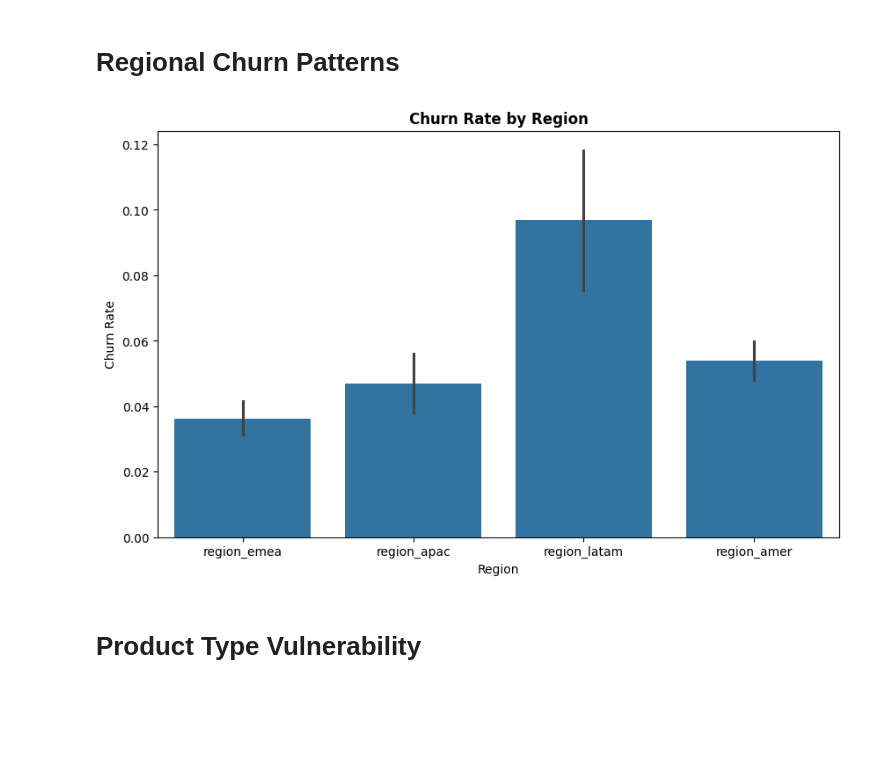
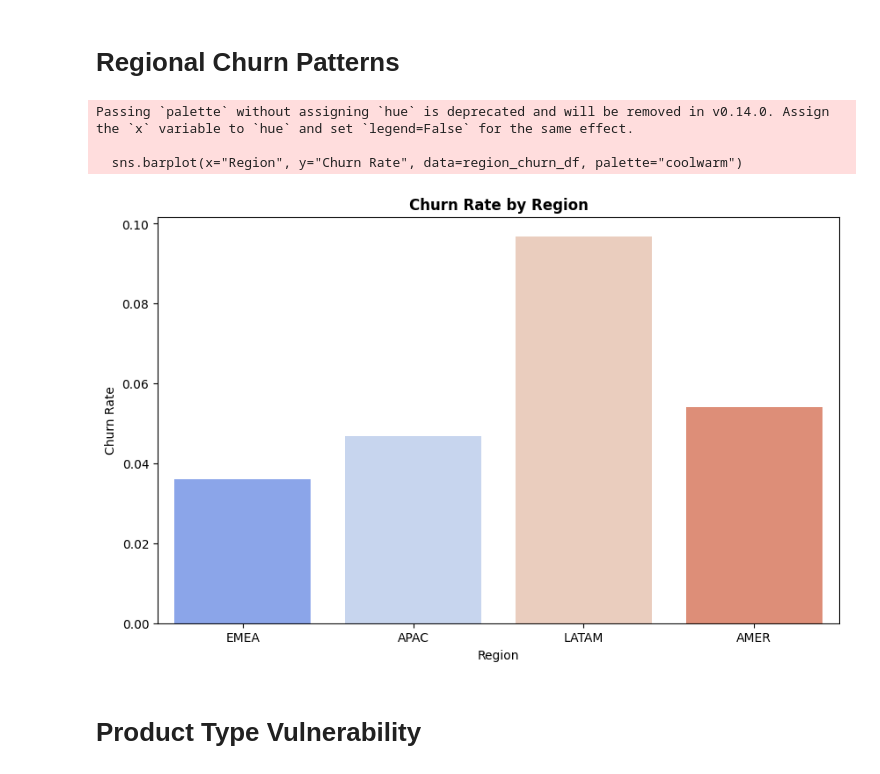
Before and after one commit to p-sai-gowtham/DS_Miniproject, a Jupyter notebook: hypothesis/hypo.ipynb, the cells around one changed output. Saved outputs shown, nothing was run; the diff lists cells and outputs as text; code cells hidden in the pictures; blank space fills up the shorter version.

```diff
--- a/hypothesis/hypo.ipynb
+++ b/hypothesis/hypo.ipynb
@@ -84,18 +84,30 @@ plt.show()
 # %% [markdown]
 # Regional Churn Patterns
 # %%
-region_melt = df.melt(id_vars=['churn_flag'],
-                    value_vars=['region_emea','region_apac','region_latam','region_amer'],
-                    var_name='region', value_name='is_region')
+# Calculate churn rate for each region
+region_churn = {
+    "EMEA": df[df["region_emea"] == 1]["churn_flag"].mean(),
+    "APAC": df[df["region_apac"] == 1]["churn_flag"].mean(),
+    "LATAM": df[df["region_latam"] == 1]["churn_flag"].mean(),
+    "AMER": df[df["region_amer"] == 1]["churn_flag"].mean(),
+}
 
-plt.figure(figsize=(10,6))
-sns.barplot(x='region', y='churn_flag', data=region_melt[region_melt['is_region']==1])
-plt.title('Churn Rate by Region', fontweight='bold')
-plt.xlabel('Region')
-plt.ylabel('Churn Rate')
+# Convert to DataFrame
+region_churn_df = pd.DataFrame(list(region_churn.items()), columns=["Region", "Churn Rate"])
+
+# Plot churn rate by region
+plt.figure(figsize=(10, 6))
+sns.barplot(x="Region", y="Churn Rate", data=region_churn_df, palette="coolwarm")
+
+plt.title("Churn Rate by Region", fontweight="bold")
+plt.xlabel("Region")
+plt.ylabel("Churn Rate")
 plt.show()
 # %% [output]
+Passing `palette` without assigning `hue` is deprecated and will be removed in v0.14.0. Assign the `x` variable to `hue` and set `legend=False` for the same effect.
+
+  sns.barplot(x="Region", y="Churn Rate", data=region_churn_df, palette="coolwarm")
-[figure, old version]
+[figure, new version]
 # %% [markdown]
 # Product Type Vulnerability
 # %%
```
Also changed, not shown: parts of 8 cells of this notebook.
